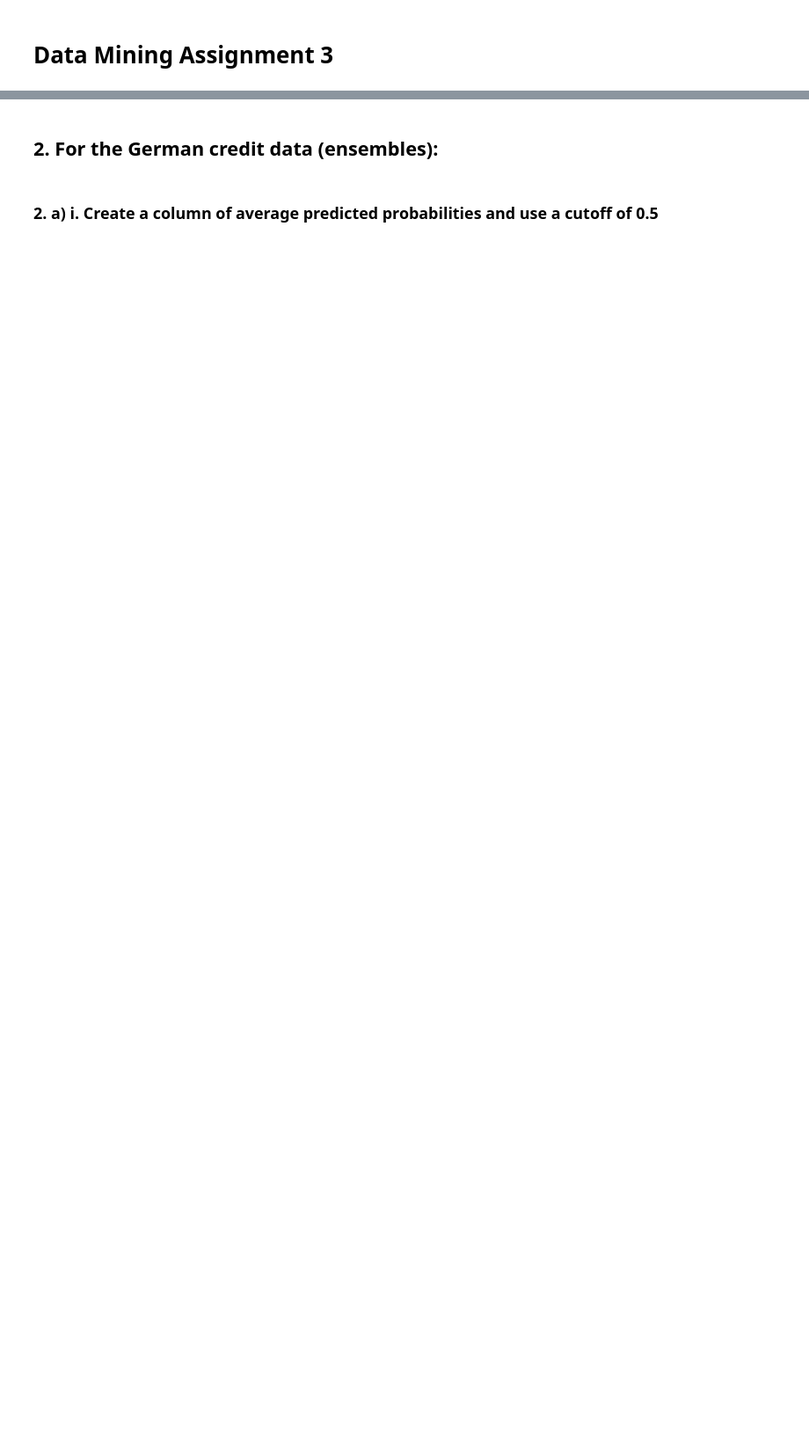
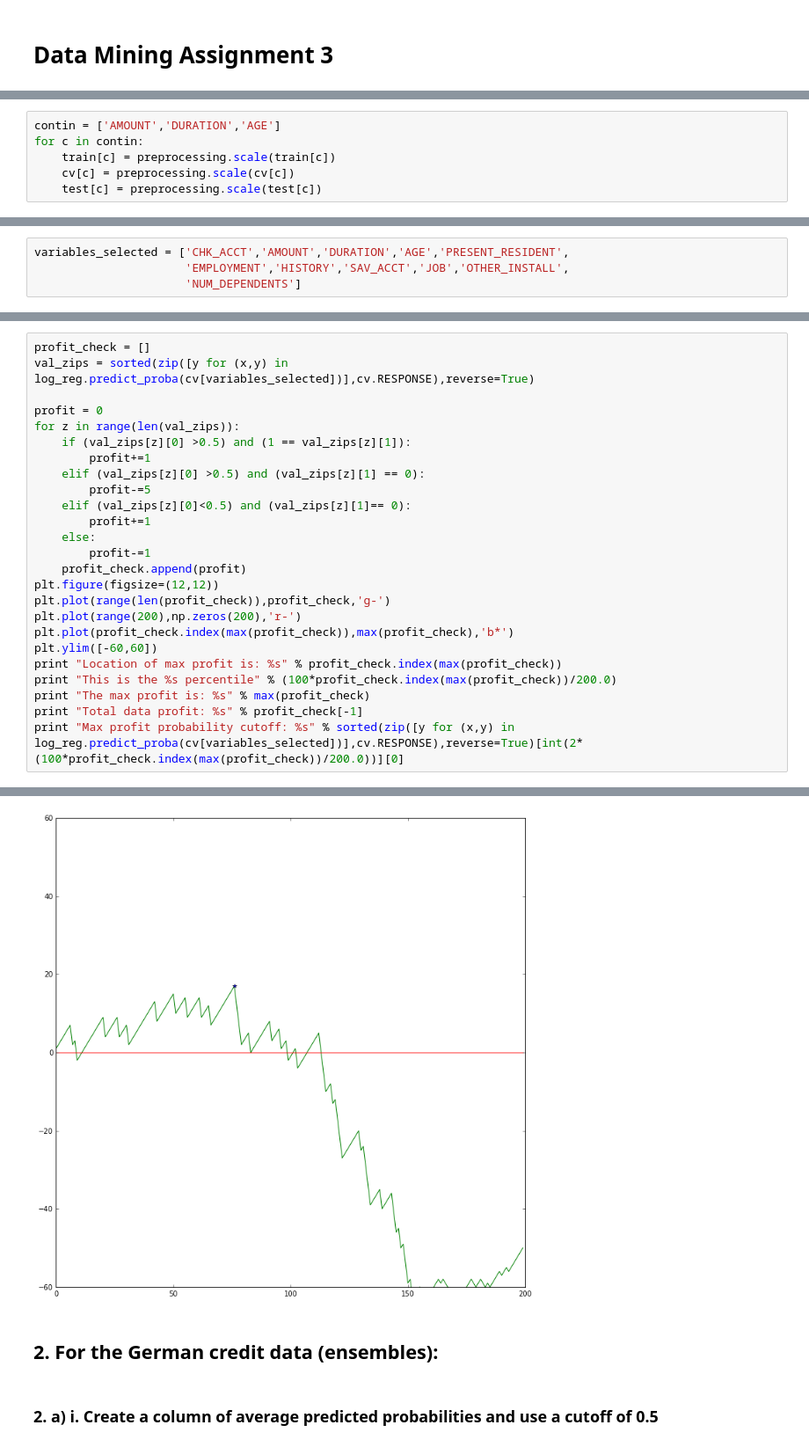
Before and after one commit to JonathanJohann/iResearch, a Jupyter notebook: Data_Science/15.0621 Data Mining Assignment 3.ipynb, the cells around one changed output, grey strips where cells are left out. Shown at 88% size. Drawn from its saved outputs; the diff is of its cells as text; blank space fills up the shorter version.

```diff
--- a/Data_Science/15.0621 Data Mining Assignment 3.ipynb
+++ b/Data_Science/15.0621 Data Mining Assignment 3.ipynb
@@ -36,0 +45,6 @@ df[df.columns.values[:(len(df.columns)/2)]].describe()
+# %%
+contin = ['AMOUNT','DURATION','AGE']
+for c in contin:
+    train[c] = preprocessing.scale(train[c])
+    cv[c] = preprocessing.scale(cv[c])
+    test[c] = preprocessing.scale(test[c])
@@ -57,0 +76,4 @@ for pair in sorted(zip(tree.DecisionTreeClassifier().fit(train[predictors],train
+# %%
+variables_selected = ['CHK_ACCT','AMOUNT','DURATION','AGE','PRESENT_RESIDENT',
+                      'EMPLOYMENT','HISTORY','SAV_ACCT','JOB','OTHER_INSTALL',
+                      'NUM_DEPENDENTS']
@@ -111,0 +275,26 @@ Cross Validation accuracy:  0.775
+# %%
+profit_check = []
+val_zips = sorted(zip([y for (x,y) in log_reg.predict_proba(cv[variables_selected])],cv.RESPONSE),reverse=True)
+
+profit = 0
+for z in range(len(val_zips)):
+    if (val_zips[z][0] >0.5) and (1 == val_zips[z][1]):
+        profit+=1
+    elif (val_zips[z][0] >0.5) and (val_zips[z][1] == 0):
+        profit-=5
+    elif (val_zips[z][0]<0.5) and (val_zips[z][1]== 0):
+        profit+=1
+    else:
+        profit-=1
+    profit_check.append(profit)
+plt.figure(figsize=(12,12))
+plt.plot(range(len(profit_check)),profit_check,'g-')
+plt.plot(range(200),np.zeros(200),'r-')
+plt.plot(profit_check.index(max(profit_check)),max(profit_check),'b*')
+plt.ylim([-60,60])
+print "Location of max profit is: %s" % profit_check.index(max(profit_check))
+print "This is the %s percentile" % (100*profit_check.index(max(profit_check))/200.0)
+print "The max profit is: %s" % max(profit_check)
+print "Total data profit: %s" % profit_check[-1]
+print "Max profit probability cutoff: %s" % sorted(zip([y for (x,y) in log_reg.predict_proba(cv[variables_selected])],cv.RESPONSE),reverse=True)[int(2*(100*profit_check.index(max(profit_check))/200.0))][0]
+# %% [output]
@@ -112,3 +306,4 @@ Cross Validation accuracy:  0.775
+[figure, added]
 # %% [markdown]
 ## 2. For the German credit data (ensembles):
 # %% [markdown]
```
Also changed, not shown: parts of 51 cells of this notebook.
